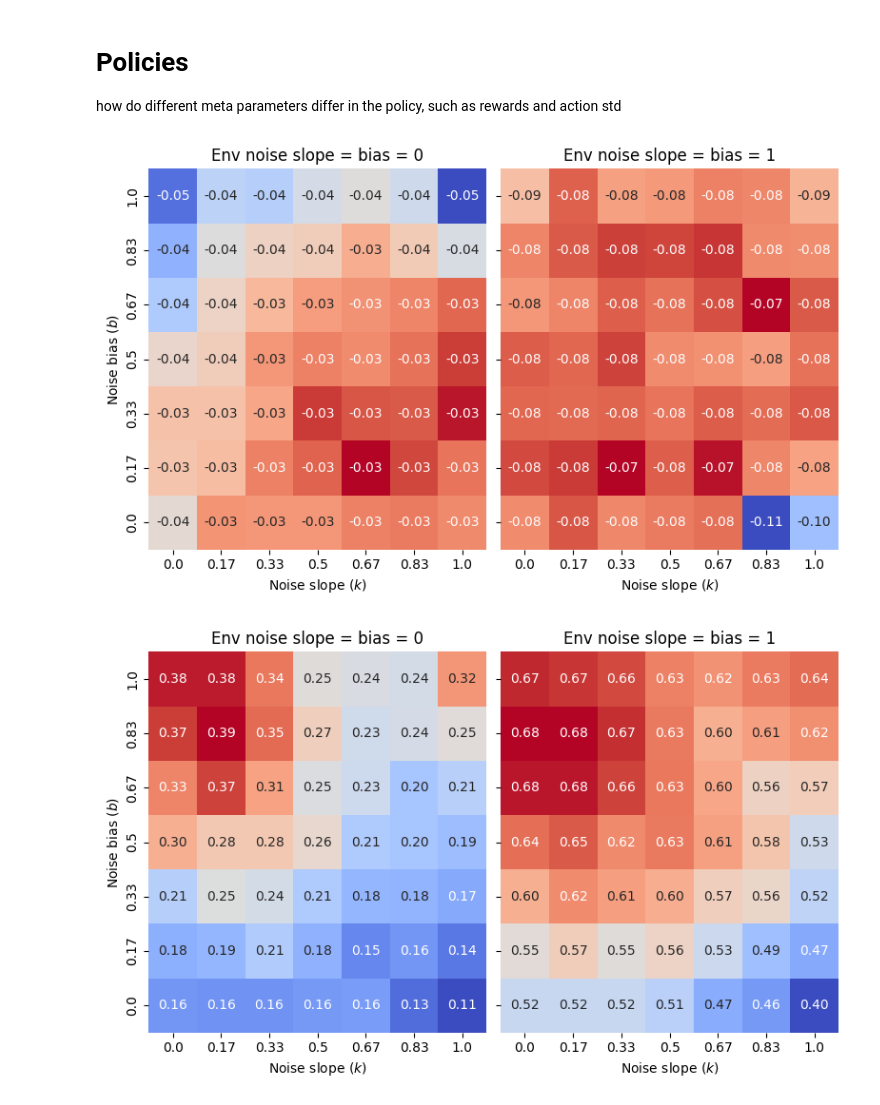
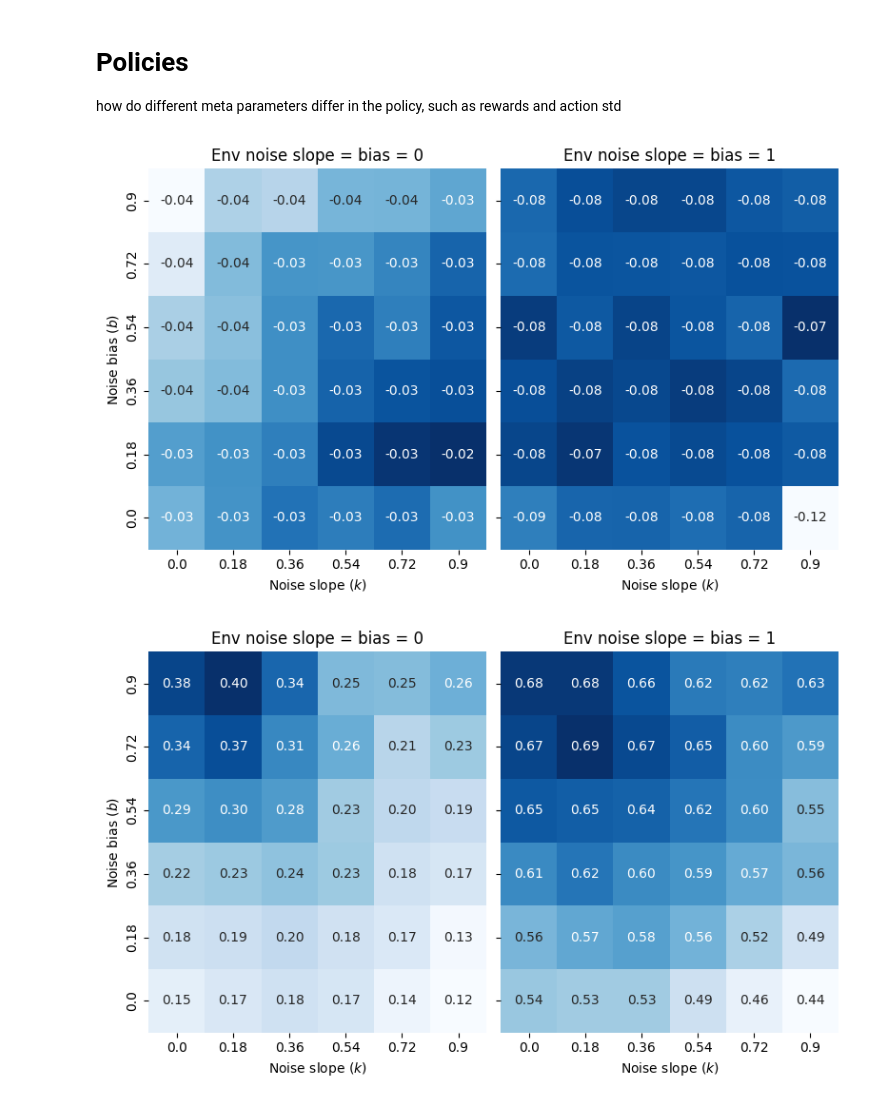
Before and after one commit to KilianFt/LIFT, a Jupyter notebook: notebooks/teacher_comparison.ipynb, the cells around one changed output. Saved outputs shown, nothing was run; the diff lists cells and outputs as text; code cells hidden in the pictures.

Commit message:
update teacher_comparison notebook

```diff
--- a/notebooks/teacher_comparison.ipynb
+++ b/notebooks/teacher_comparison.ipynb
@@ -313,27 +315,17 @@ env_noise = 0.
 env_noise_slope = 0.
 alpha = 1
 
-num_rows = 7
-num_cols = 7
-teacher_noises = torch.linspace(0., 1., steps=num_rows)
-teacher_noise_slopes = torch.linspace(0., 1., steps=num_cols)
+num_rows = 6
+num_cols = 6
+teacher_noises = torch.linspace(0.001, 0.9, steps=num_rows)
+teacher_noise_slopes = torch.linspace(0.001, 0.9, steps=num_cols)
 
 eval_rollout_policy_1 = {
-    # 'basic': [[None for _ in range(num_cols)] for _ in range(num_rows)],
     'meta': [[None for _ in range(num_cols)] for _ in range(num_rows)]
 }
 
 for i, teacher_noise in enumerate(teacher_noises):
     for j, teacher_noise_slope in enumerate(teacher_noise_slopes):
-        # eval_rollout_policy_1['basic'][i][j] = eval_teacher_rollout(
-        #     basic_teacher,
-        #     env_noise,
-        #     env_noise_slope,
-        #     teacher_noise,
-        #     teacher_noise_slope,
-        #     alpha,
-        # )
-
         eval_rollout_policy_1['meta'][i][j] = eval_teacher_rollout(
             meta_teacher,
             env_noise,
@@ -347,27 +339,17 @@ env_noise = 1.
 env_noise_slope = 1.
 alpha = 1
 
-num_rows = 7
-num_cols = 7
-teacher_noises = torch.linspace(0., 1., steps=num_rows)
-teacher_noise_slopes = torch.linspace(0., 1., steps=num_cols)
+num_rows = 6
+num_cols = 6
+teacher_noises = torch.linspace(0.001, 0.9, steps=num_rows)
+teacher_noise_slopes = torch.linspace(0.001, 0.9, steps=num_cols)
 
 eval_rollout_policy_2 = {
-    # 'basic': [[None for _ in range(num_cols)] for _ in range(num_rows)],
     'meta': [[None for _ in range(num_cols)] for _ in range(num_rows)]
 }
 
 for i, teacher_noise in enumerate(teacher_noises):
     for j, teacher_noise_slope in enumerate(teacher_noise_slopes):
-        # eval_rollout_policy_2['basic'][i][j] = eval_teacher_rollout(
-        #     basic_teacher,
-        #     env_noise,
-        #     env_noise_slope,
-        #     teacher_noise,
-        #     teacher_noise_slope,
-        #     alpha,
-        # )
-
         eval_rollout_policy_2['meta'][i][j] = eval_teacher_rollout(
             meta_teacher,
             env_noise,
@@ -384,32 +366,30 @@ evals_rwd_mean_2 = {k: compute_stats(v, compute_mean_reward) for k, v in eval_ro
 evals_act_abs_2 = {k: compute_stats(v, compute_act_abs) for k, v in eval_rollout_policy_2.items()}
 # %%
 fig, ax = plt.subplots(1, 2, figsize=(8, 5), sharex=True, sharey=True)
-cmap = sns.color_palette("coolwarm", as_cmap=True)
+cmap = sns.color_palette("Blues", as_cmap=True)
 vmin = None
 vmax = None
 plot_heat_map(evals_rwd_mean_1['meta'], ax[0], r"Noise slope ($k$)", r"Noise bias ($b$)", cmap=cmap, vmin=vmin, vmax=vmax)
 plot_heat_map(evals_rwd_mean_2['meta'], ax[1], r"Noise slope ($k$)", "", cmap=cmap, vmin=vmin, vmax=vmax)
 ax[0].set_title("Env noise slope = bias = 0")
 ax[1].set_title("Env noise slope = bias = 1")
-# plt.suptitle("Reward")
 plt.tight_layout()
 
 fig.savefig(os.path.join(fig_path, "user_reward.png"), dpi=200)
 
 print()
 
 fig, ax = plt.subplots(1, 2, figsize=(8, 5), sharex=True, sharey=True)
-cmap = sns.color_palette("coolwarm", as_cmap=True)
+cmap = sns.color_palette("Blues", as_cmap=True)
 vmin = None
 vmax = None
 plot_heat_map(evals_act_abs_1['meta'], ax[0], r"Noise slope ($k$)", r"Noise bias ($b$)", cmap=cmap, vmin=vmin, vmax=vmax)
 plot_heat_map(evals_act_abs_2['meta'], ax[1], r"Noise slope ($k$)", "", cmap=cmap, vmin=vmin, vmax=vmax)
 ax[0].set_title("Env noise slope = bias = 0")
 ax[1].set_title("Env noise slope = bias = 1")
-# plt.suptitle("Action magnitude")
 plt.tight_layout()
 
 fig.savefig(os.path.join(fig_path, "user_act_abs.png"), dpi=200)
 # %% [output]
-[figure, old version]
+[figure, new version]
-[figure, old version]
+[figure, new version]
```
Also changed, not shown: parts of 5 cells of this notebook.
